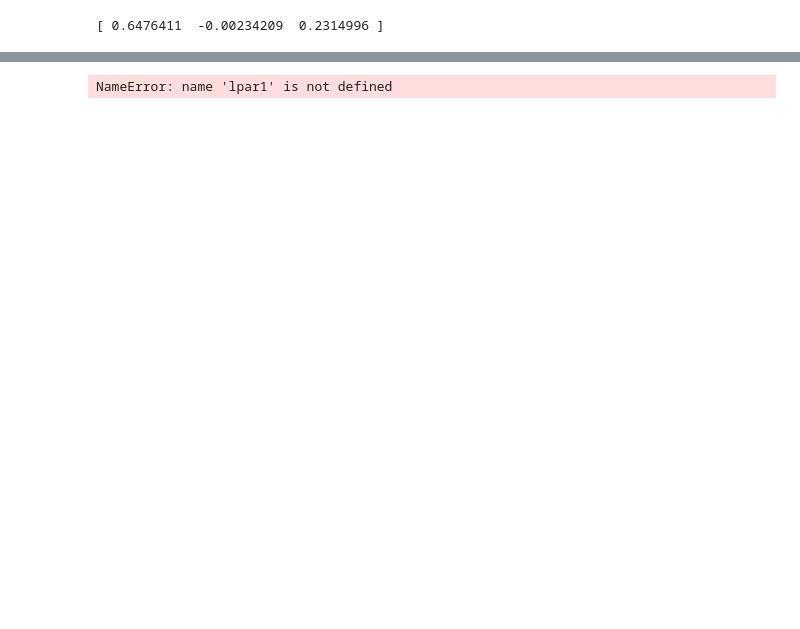
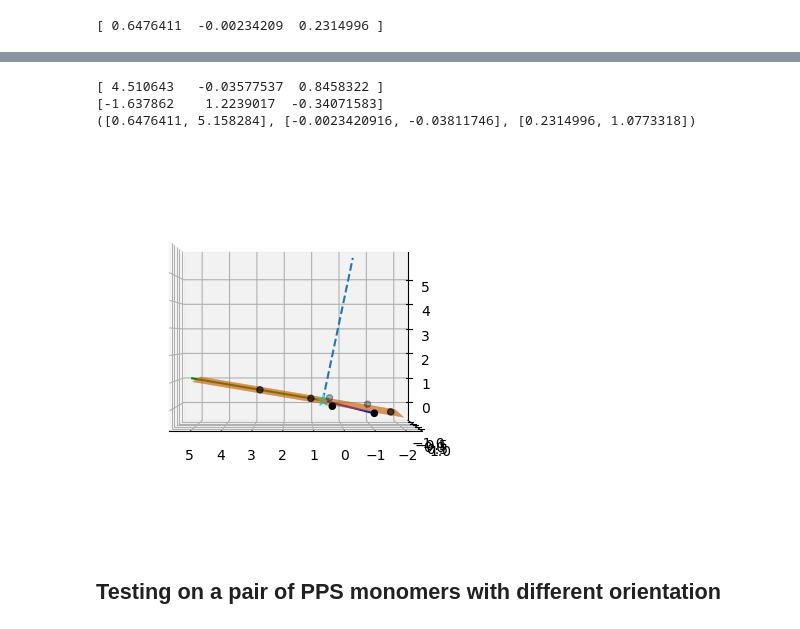
Before and after one commit to cmelab/Anisotropic-Particle-Simulation, a Jupyter notebook: PPS_Simulation.ipynb, the cells around one changed output, grey strips where cells are left out. Cells and saved outputs as stored; diff of their text form; code cells hidden in the pictures; blank space fills up the shorter version.

Commit message:
Encapsulated quaternion geometry

```diff
--- a/PPS_Simulation.ipynb
+++ b/PPS_Simulation.ipynb
@@ -193,20 +155,0 @@ ax.view_init(roll = 0, elev =0, azim = 90)
-# %%
-#Need to define our plane and make an angle of rotation
-#AB and CoMC are defined in the cell above, they serve as the orignal orientation
-
-#Finds the information from the differently oriented monomer and produces the axis vector
-#lpar1 = find_major_axis(positions_arr)
-#ACoM1 = #What ever the name for the function above will be an it's arguments
-n0 = np.cross(lpar, CoM_vector)
-n1 = np.cross(lpar1, ACoM1)
-V_axis = np.cross(n0, n1)
-
-#Solving for the theta
-theta_numerator = np.dot(n0, n1)
-theta_denominator = np.linalg.norm(n0) * np.linalg.norm(n1)
-theta_rotation = np.arccos(theta_numerator / theta_denominator)
-
-#Taking in the axis vector and theta in order to turn the axis angle and theta orientations into zero
-quaternions = rowan.from_axis_angle(V_axis, theta_rotation)
-# %% [output]
-NameError: name 'lpar1' is not defined
@@ -260,0 +156,11 @@ NameError: name 'lpar1' is not defined
+# %%
+lpar, indicies = find_major_axis(partpos)
+print(lpar)
+CoM_vector = find_minor_axis(partpos, pps_center)
+print(CoM_vector)
+vect3d = vect_3d_for_plotting(CoMcords, lpar)
+print(vect3d)
+# %% [output]
+[ 4.510643   -0.03577537  0.8458322 ]
+[-1.637862    1.2239017  -0.34071583]
+([0.6476411, 5.158284], [-0.0023420916, -0.03811746], [0.2314996, 1.0773318])
@@ -260,0 +170,20 @@ NameError: name 'lpar1' is not defined
+# %%
+X = np.linspace(-2, 5, 50)
+Y = np.linspace(-1, 1, 50)
+X, Y = np.meshgrid(X,Y)
+n0 = np.cross(lpar, CoM_vector)
+d = np.dot(CoMcords, n0)
+Z = (d - n0[0]*X - n0[1]*Y) / n0[2]
+fig = plt.figure()
+ax = fig.add_subplot(projection='3d')
+ax.scatter(partpos[:,0], partpos[:,1], partpos[:,2], color = 'black')
+ax.scatter(*CoMcords, marker = '*', s = 72, color = 'cyan')
+ax.plot3D(*vect_3d_for_plotting(CoMcords, lpar), color = 'green')
+ax.plot3D(*vect_3d_for_plotting(CoMcords, CoM_vector), color = 'blue')
+ax.plot3D(*vect_3d_for_plotting(CoMcords, n0), ls = '--')
+ax.plot_surface(X,Y,Z) #cmap = matplotlib.cm.Reds)
+ax.view_init(roll = 0, elev =0, azim = 90)
+# %% [output]
+[figure, added]
+# %% [markdown]
+## Testing on a pair of PPS monomers with different orientation
```
Also changed, not shown: parts of 21 cells of this notebook.
